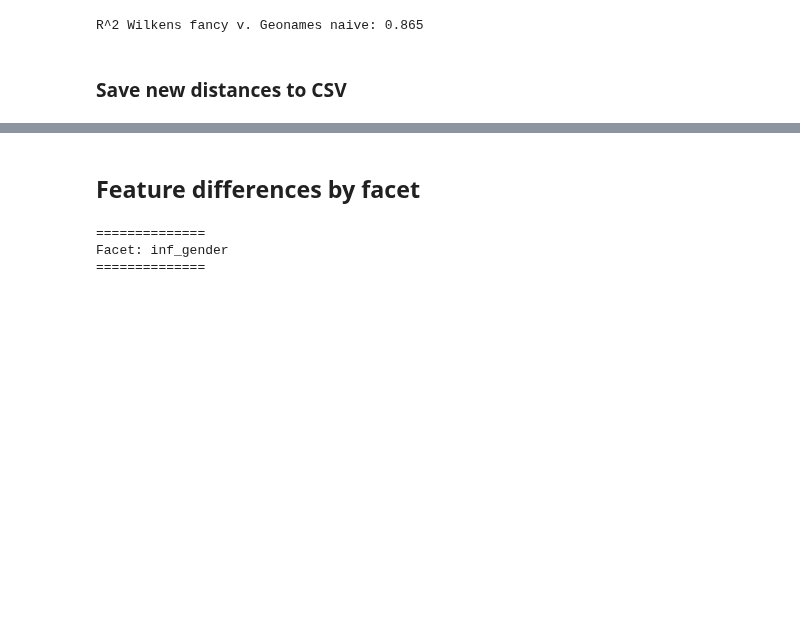
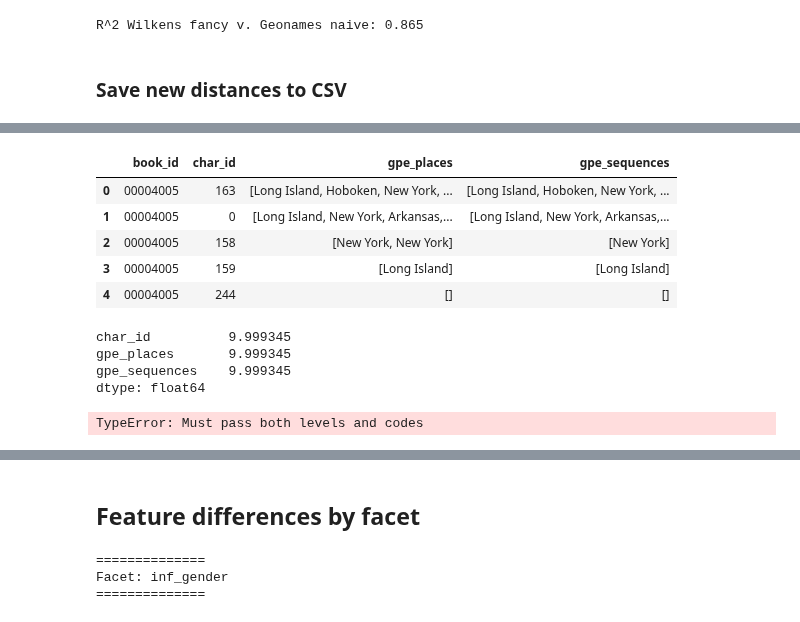
Before and after one commit to wilkens/mobility-books, a Jupyter notebook: notebooks/derived_data_MW.ipynb, the cells around one changed output, grey strips where cells are left out. Saved outputs shown, nothing was run; the diff lists cells and outputs as text; code cells hidden in the pictures; blank space fills up the shorter version.

```diff
--- a/notebooks/derived_data_MW.ipynb
+++ b/notebooks/derived_data_MW.ipynb
@@ -39,6 +39,6 @@ df = df.fillna('').drop(columns='X')
 # %%
 gpe_counts = Counter()
-for i in df.gpe_places:
+for i in conlit.gpe_places:
     gpe_counts.update(i)
 gpe_counts.most_common(20)
 # %% [output]
@@ -283,0 +343,28 @@ df['dist_miles'].to_csv(os.path.join(derived_dir, 'CONLIT_CharData_dist_miles.cs
+# %%
+result = pd.DataFrame(
+    {
+        'book_id':book_ids,
+        'char_id':char_ids,
+        'gpe_places':gpe_lists,
+        'gpe_sequences':seq_lists
+    }
+)
+result.head()
+# %% [output]
+|  | book_id | char_id | gpe_places | gpe_sequences |
+| 0 | 00004005 | 163 | [Long Island, Hoboken, New York, ... | [Long Island, Hoboken, New York, ... |
+| 1 | 00004005 | 0 | [Long Island, New York, Arkansas,... | [Long Island, New York, Arkansas,... |
+| 2 | 00004005 | 158 | [New York, New York] | [New York] |
+| 3 | 00004005 | 159 | [Long Island] | [Long Island] |
+| 4 | 00004005 | 244 | [] | [] |
+# %%
+result.groupby('book_id').count().mean()
+# %% [output]
+char_id          9.999345
+gpe_places       9.999345
+gpe_sequences    9.999345
+dtype: float64
+# %%
+pd.MultiIndex(['book_id', 'char_id'])
+# %% [output]
+TypeError: Must pass both levels and codes
```
Also changed, not shown: parts of 25 cells of this notebook, 8 other files.
